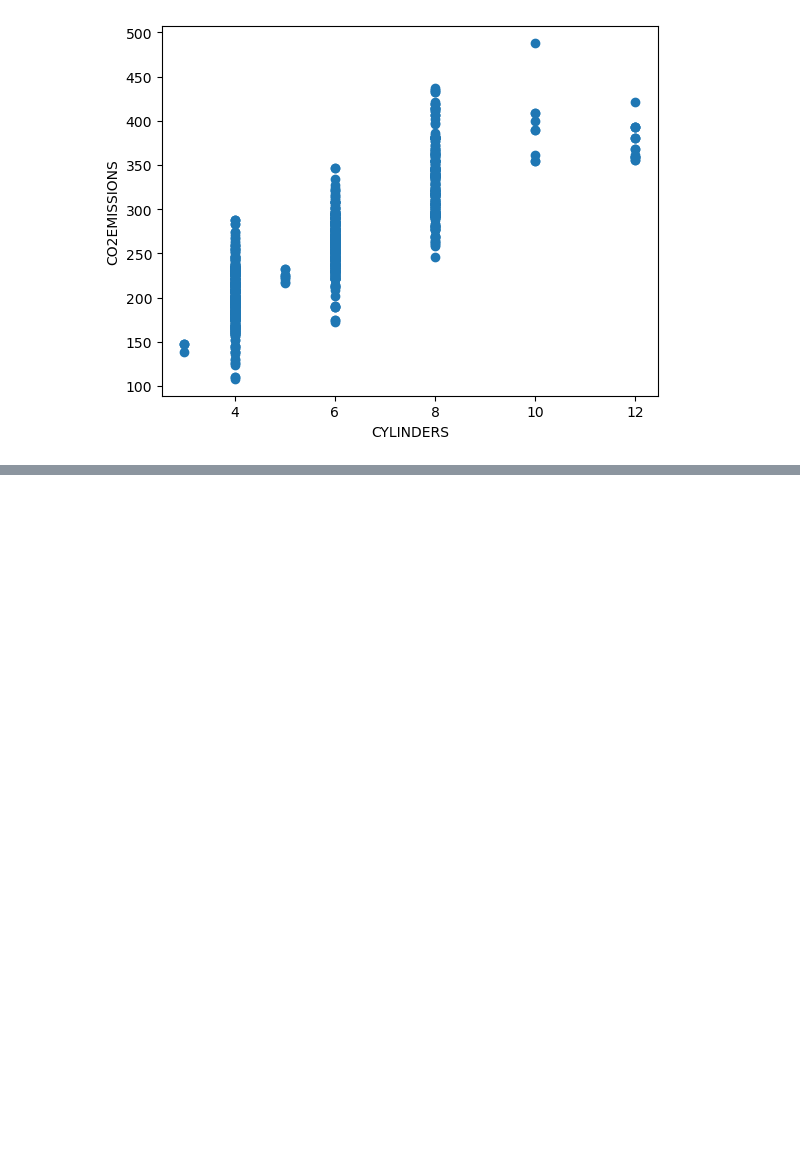
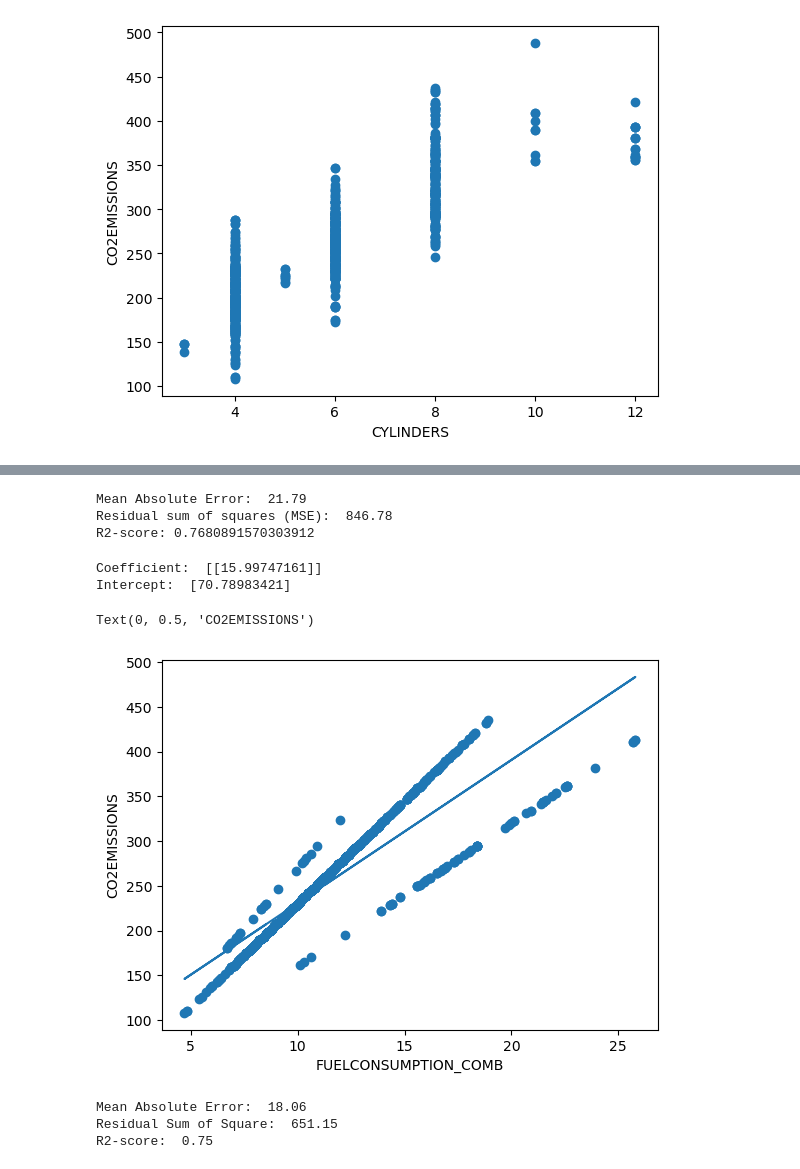
Before and after one commit to joneshshrestha/machine-learning-python, a Jupyter notebook: co2-emission/co2-prediction-model.ipynb, the cells around one changed output, grey strips where cells are left out. Drawn from its saved outputs; the diff is of its cells as text; code cells hidden in the pictures; blank space fills up the shorter version.

```diff
--- a/co2-emission/co2-prediction-model.ipynb
+++ b/co2-emission/co2-prediction-model.ipynb
@@ -104,0 +123,50 @@ regr = linear_model.LinearRegression()
+# %%
+from sklearn.metrics import r2_score
+# train and test are both similar data structures, they differ because when we use test,
+# the train data structure donot see our test and vice versa
+
+test_x = np.asanyarray(test[['ENGINESIZE']])
+test_y = np.asanyarray(test[['CO2EMISSIONS']])
+test_y_ = regr.predict(test_x)
+
+# using %.2f converts the number into string with two decimal points,
+# if we do need it to be in float or int we can use round()
+# since we just want to display the information we are using %.2f
+print(f'Mean Absolute Error: {np.mean(np.absolute(test_y - test_y_)): .2f}')
+print(f'Residual sum of squares (MSE): {np.mean((test_y - test_y_) ** 2): .2f}')
+print(f'R2-score: {r2_score(test_y, test_y_)}')
+# %% [output]
+Mean Absolute Error:  21.79
+Residual sum of squares (MSE):  846.78
+R2-score: 0.7680891570303912
+# %%
+train_x = np.asanyarray(train[['FUELCONSUMPTION_COMB']])
+test_x = np.asanyarray(test[['FUELCONSUMPTION_COMB']])
+# %%
+regr = linear_model.LinearRegression()
+
+regr.fit(train_x, train_y)
+
+print('Coefficient: ', regr.coef_)
+print('Intercept: ', regr.intercept_)
+# %% [output]
+Coefficient:  [[15.99747161]]
+Intercept:  [70.78983421]
+# %%
+plt.scatter(train.FUELCONSUMPTION_COMB, train.CO2EMISSIONS)
+plt.plot(train_x, regr.coef_[0][0] * train_x + regr.intercept_[0])
+plt.xlabel('FUELCONSUMPTION_COMB')
+plt.ylabel('CO2EMISSIONS')
+# %% [output]
+Text(0, 0.5, 'CO2EMISSIONS')
+[figure, added]
+# %%
+test_y_ = regr.predict(test_x)
+
+print(f'Mean Absolute Error: {np.mean(np.absolute(test_y_ - test_y)): .2f}')
+print(f'Residual Sum of Square: {np.mean((test_y_ - test_y) ** 2): .2f}')
+print(f'R2-score: {r2_score(test_y_, test_y): .2f}')
+# %% [output]
+Mean Absolute Error:  18.06
+Residual Sum of Square:  651.15
+R2-score:  0.75
```
Also changed, not shown: parts of 3 cells of this notebook, 1 other file.
